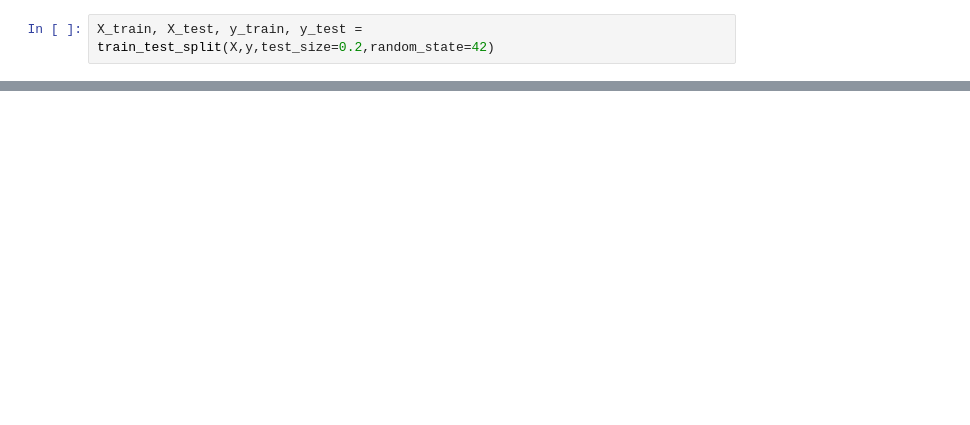
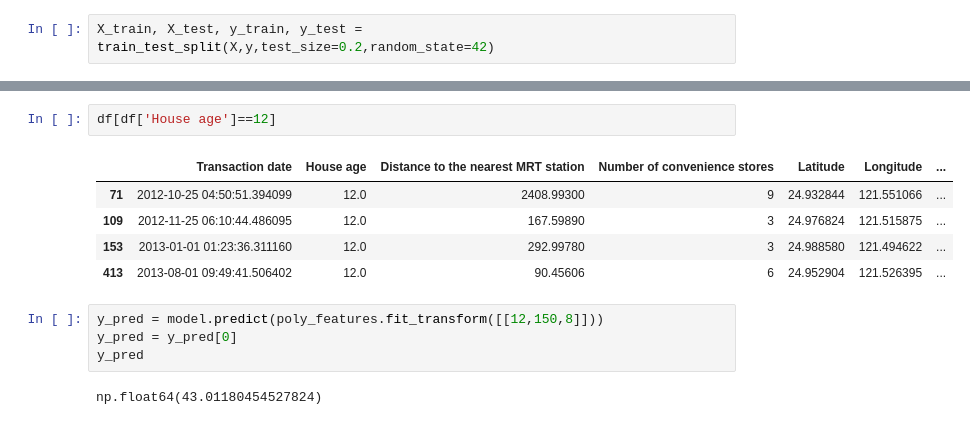
Before and after one commit to rakshume/Machine-Learning, a Jupyter notebook: polynomial regression/realestate_polynomial.ipynb, the cells around one changed output, grey strips where cells are left out. Cells and saved outputs as stored; diff of their text form; blank space fills up the shorter version.

```diff
--- a/polynomial regression/realestate_polynomial.ipynb
+++ b/polynomial regression/realestate_polynomial.ipynb
@@ -202,0 +207,14 @@ ValueError: x and y must be the same size
+# %%
+df[df['House age']==12]
+# %% [output]
+|  | Transaction date | House age | Distance to the nearest MRT station | Number of convenience stores | Latitude | Longitude | ... |
+| 71 | 2012-10-25 04:50:51.394099 | 12.0 | 2408.99300 | 9 | 24.932844 | 121.551066 | ... |
+| 109 | 2012-11-25 06:10:44.486095 | 12.0 | 167.59890 | 3 | 24.976824 | 121.515875 | ... |
+| 153 | 2013-01-01 01:23:36.311160 | 12.0 | 292.99780 | 3 | 24.988580 | 121.494622 | ... |
+| 413 | 2013-08-01 09:49:41.506402 | 12.0 | 90.45606 | 6 | 24.952904 | 121.526395 | ... |
+# %%
+y_pred = model.predict(poly_features.fit_transform([[12,150,8]]))
+y_pred = y_pred[0]
+y_pred
+# %% [output]
+np.float64(43.01180454527824)
```
Also changed, not shown: parts of 7 cells of this notebook, 2 other files.
